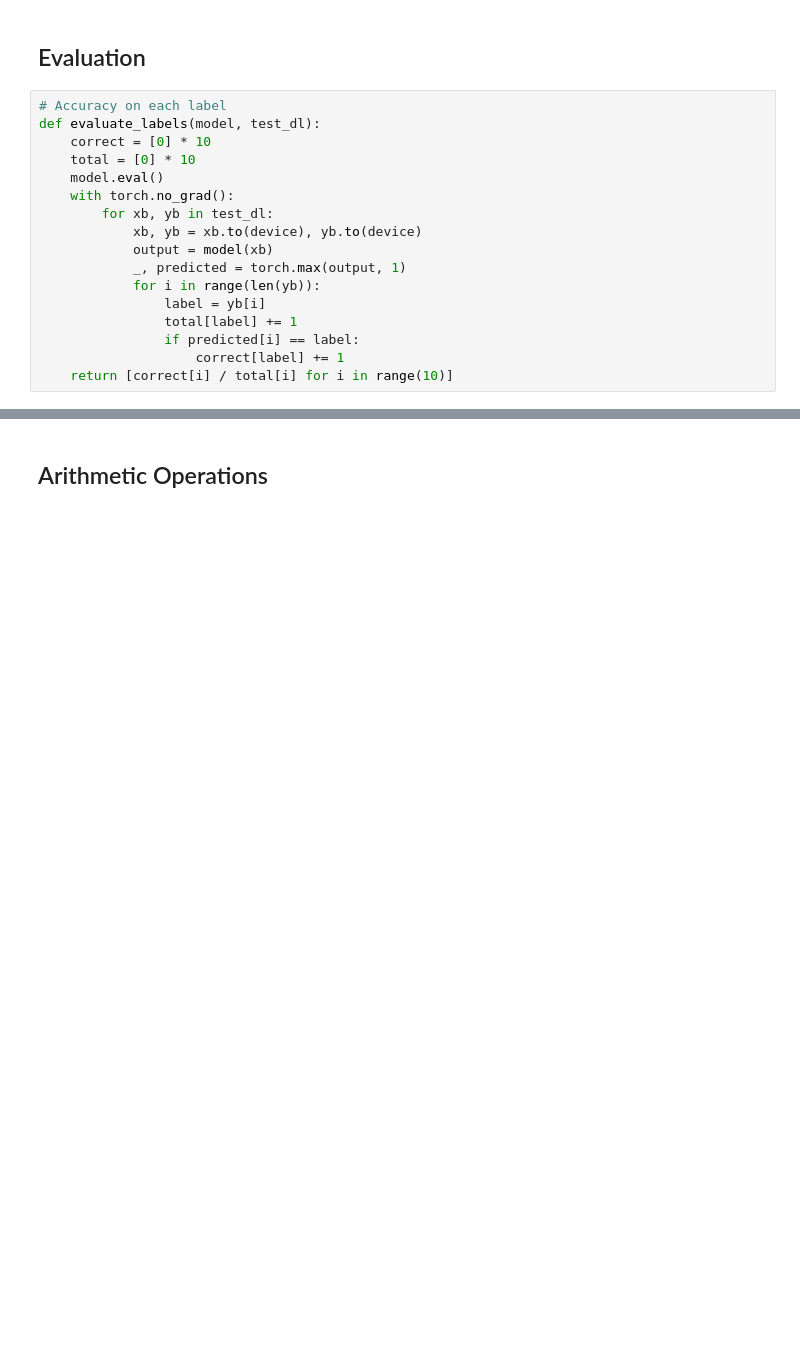
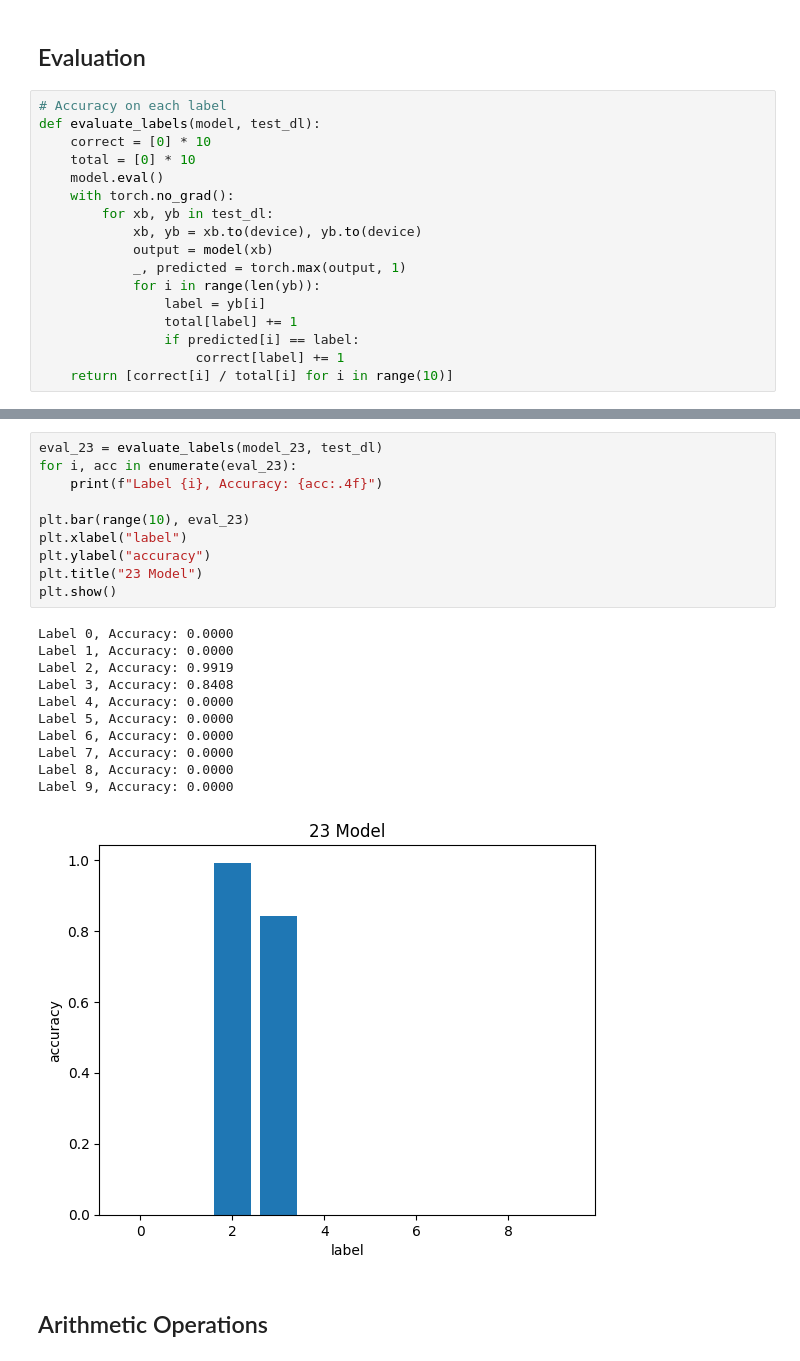
Before and after one commit to PathFinderKR/MNIST, a Jupyter notebook: Task Vector.ipynb, the cells around one changed output, grey strips where cells are left out. Cells and saved outputs as stored; diff of their text form; blank space fills up the shorter version.

```diff
--- a/Task Vector.ipynb
+++ b/Task Vector.ipynb
@@ -171,3 +171,25 @@ Label 9, Accuracy: 0.0000
+# %%
+eval_23 = evaluate_labels(model_23, test_dl)
+for i, acc in enumerate(eval_23):
+    print(f"Label {i}, Accuracy: {acc:.4f}")
+
+plt.bar(range(10), eval_23)
+plt.xlabel("label")
+plt.ylabel("accuracy")
+plt.title("23 Model")
+plt.show()
+# %% [output]
+Label 0, Accuracy: 0.0000
+Label 1, Accuracy: 0.0000
+Label 2, Accuracy: 0.9919
+Label 3, Accuracy: 0.8408
+Label 4, Accuracy: 0.0000
+Label 5, Accuracy: 0.0000
+Label 6, Accuracy: 0.0000
+Label 7, Accuracy: 0.0000
+Label 8, Accuracy: 0.0000
+Label 9, Accuracy: 0.0000
+[figure, added]
 # %% [markdown]
 ## Arithmetic Operations
 # %%
```
Also changed, not shown: parts of 7 cells of this notebook, 1 other file.
